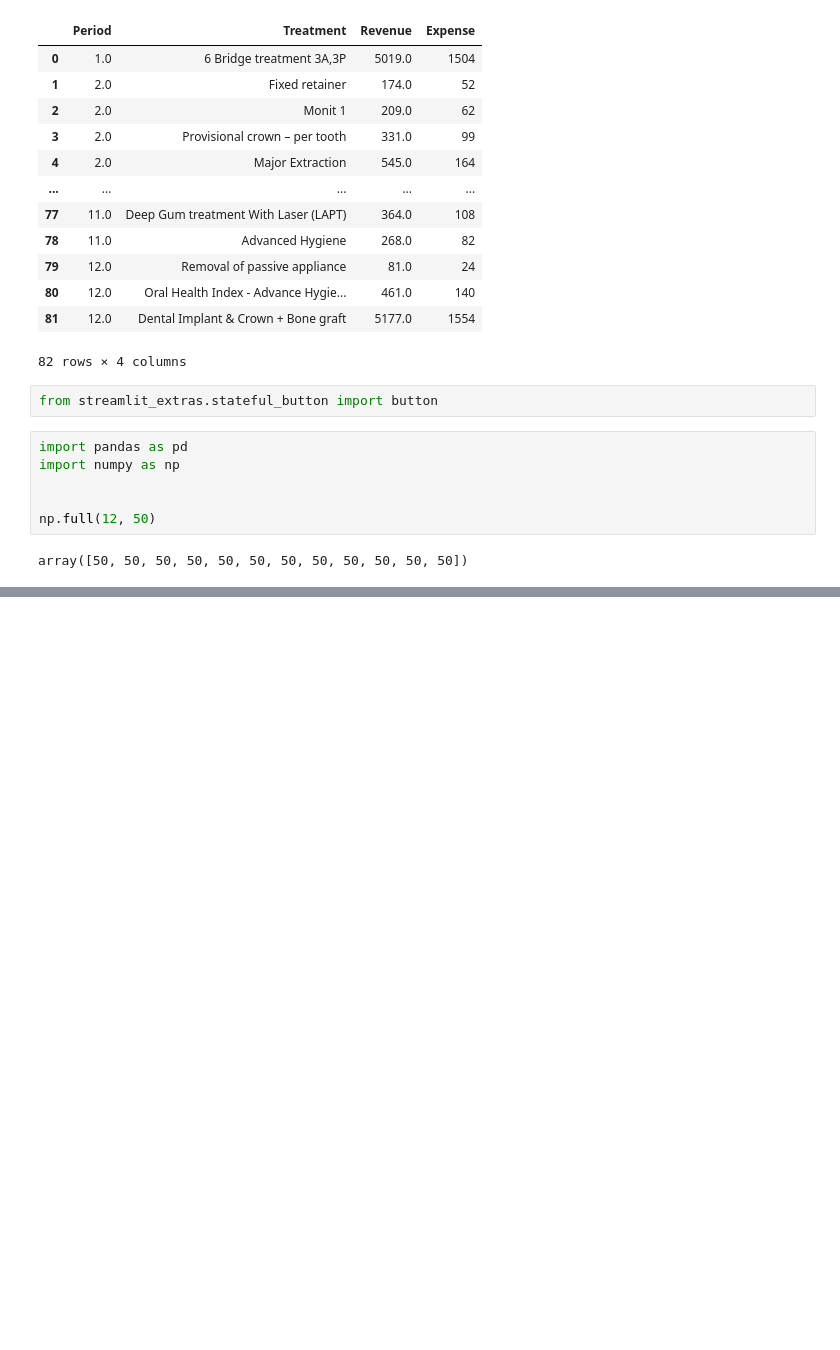
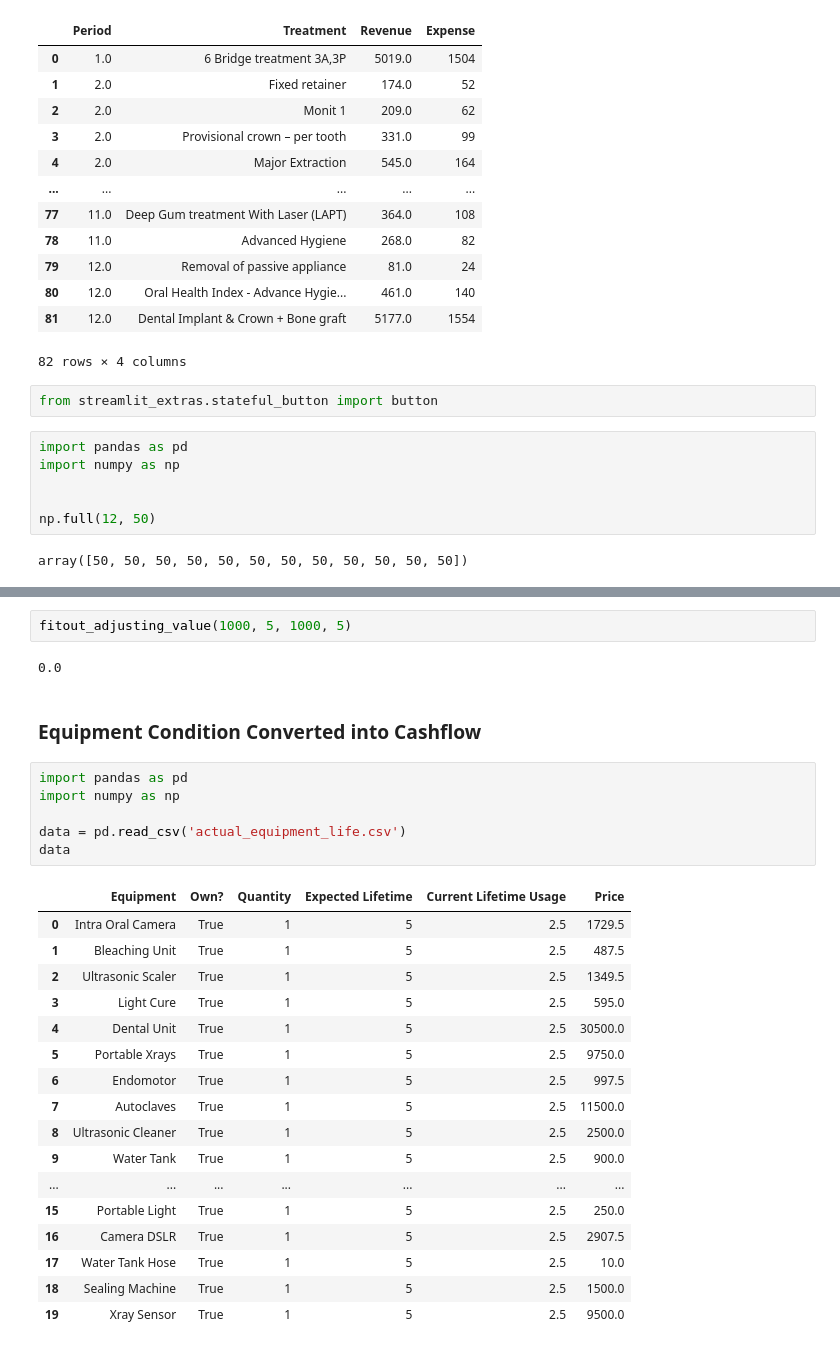
Before and after one commit to Gaia-Dental-Studio/Clinic_Value_Evaluation, a Jupyter notebook: playground.ipynb, the cells around one changed output, grey strips where cells are left out. Drawn from its saved outputs; the diff is of its cells as text; blank space fills up the shorter version.

```diff
--- a/playground.ipynb
+++ b/playground.ipynb
@@ -1202,0 +1258,30 @@ array([50, 50, 50, 50, 50, 50, 50, 50, 50, 50, 50, 50])
+# %%
+fitout_adjusting_value(1000, 5, 1000, 5)
+# %% [output]
+0.0
+# %% [markdown]
+### Equipment Condition Converted into Cashflow
+# %%
+import pandas as pd
+import numpy as np
+
+data = pd.read_csv('actual_equipment_life.csv')
+data
+# %% [output]
+|  | Equipment | Own? | Quantity | Expected Lifetime | Current Lifetime Usage | Price |
+| 0 | Intra Oral Camera | True | 1 | 5 | 2.5 | 1729.5 |
+| 1 | Bleaching Unit | True | 1 | 5 | 2.5 | 487.5 |
+| 2 | Ultrasonic Scaler | True | 1 | 5 | 2.5 | 1349.5 |
+| 3 | Light Cure | True | 1 | 5 | 2.5 | 595.0 |
+| 4 | Dental Unit | True | 1 | 5 | 2.5 | 30500.0 |
+| 5 | Portable Xrays | True | 1 | 5 | 2.5 | 9750.0 |
+| 6 | Endomotor | True | 1 | 5 | 2.5 | 997.5 |
+| 7 | Autoclaves | True | 1 | 5 | 2.5 | 11500.0 |
+| 8 | Ultrasonic Cleaner | True | 1 | 5 | 2.5 | 2500.0 |
+| 9 | Water Tank | True | 1 | 5 | 2.5 | 900.0 |
+| ... | ... | ... | ... | ... | ... | ... |
+| 15 | Portable Light | True | 1 | 5 | 2.5 | 250.0 |
+| 16 | Camera DSLR | True | 1 | 5 | 2.5 | 2907.5 |
+| 17 | Water Tank Hose | True | 1 | 5 | 2.5 | 10.0 |
+| 18 | Sealing Machine | True | 1 | 5 | 2.5 | 1500.0 |
+| 19 | Xray Sensor | True | 1 | 5 | 2.5 | 9500.0 |
```
Also changed, not shown: parts of 8 cells of this notebook, 15 other files.
